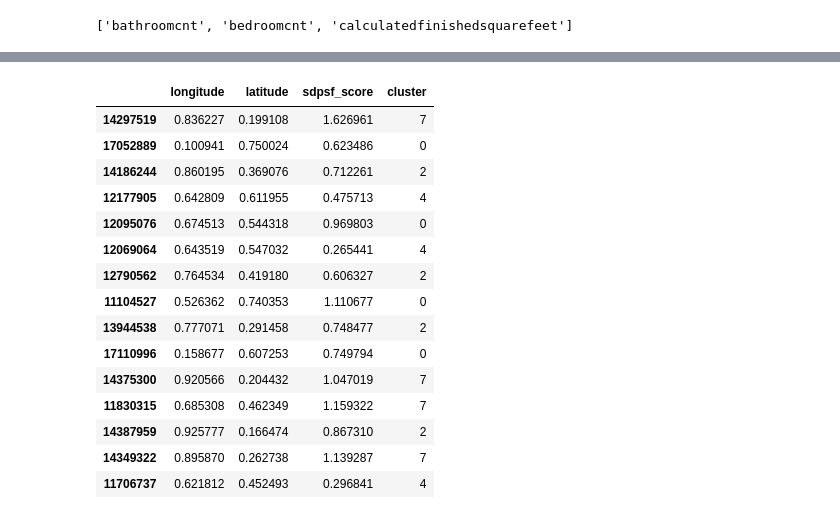
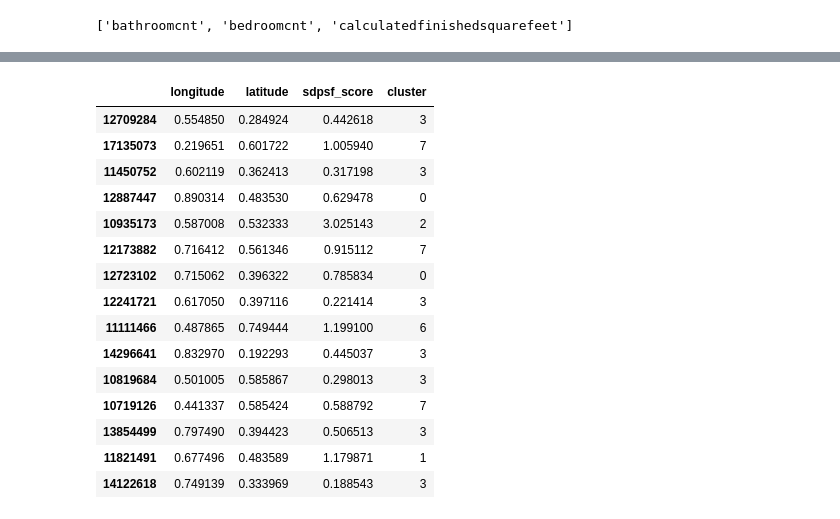
Before and after one commit to BayesEliaSantos/Bayes_P04_Zillow, a Jupyter notebook: kworking.ipynb, the cells around one changed output, grey strips where cells are left out. Saved outputs shown, nothing was run; the diff lists cells and outputs as text; code cells hidden in the pictures.

```diff
--- a/kworking.ipynb
+++ b/kworking.ipynb
@@ -363,0 +320,2 @@ Functions of the work above needed to acquire and prepare a new sample of data.
+# %%
+dfo = prep.split_dfo(dfo, train_pct=.7, randomer=12345, stratify=dfo.stratify, drop_cols={'id'}, splain=local_settings.splain)
@@ -363,0 +357,2 @@ Functions of the work above needed to acquire and prepare a new sample of data.
+# %%
+dfo.train = remove_cols(dfo.train, [dfo.stratify])
@@ -363,0 +362,2 @@ Functions of the work above needed to acquire and prepare a new sample of data.
+# %%
+dfo.test = remove_cols(dfo.test, [dfo.stratify])
@@ -426,5 +434,5 @@ dfo.X, dfo.y = prep.xy_df(dfo.df, dfo.y_column)
 # %%
-X = dfo.X
+X = dfo.X_train
 X.info()
 # %% [output]
 <class 'pandas.core.frame.DataFrame'>
@@ -501,6 +561,6 @@ Xc_scaled = Xc_scaled.drop(columns='structuredollarpersqft')
 # %%
 # cf.compare_ks(Xc_scaled, min_k=4, max_k=18)
 # %%
-cf.set_kmeans_clusters(Xc_scaled, n_clusters=8, random_state=12345)
+Xc_scaled, Xc_kmeans = cf.set_kmeans_clusters(Xc_scaled, n_clusters=8, random_state=dfo.randomer)
 Xc_scaled.head(15)
 # %% [output]
@@ -509,19 +569,19 @@ Xc_scaled.head(15)
 |  | longitude | latitude | sdpsf_score | cluster |
-| 14297519 | 0.836227 | 0.199108 | 1.626961 | 7 |
-| 17052889 | 0.100941 | 0.750024 | 0.623486 | 0 |
-| 14186244 | 0.860195 | 0.369076 | 0.712261 | 2 |
-| 12177905 | 0.642809 | 0.611955 | 0.475713 | 4 |
-| 12095076 | 0.674513 | 0.544318 | 0.969803 | 0 |
-| 12069064 | 0.643519 | 0.547032 | 0.265441 | 4 |
-| 12790562 | 0.764534 | 0.419180 | 0.606327 | 2 |
-| 11104527 | 0.526362 | 0.740353 | 1.110677 | 0 |
-| 13944538 | 0.777071 | 0.291458 | 0.748477 | 2 |
-| 17110996 | 0.158677 | 0.607253 | 0.749794 | 0 |
-| 14375300 | 0.920566 | 0.204432 | 1.047019 | 7 |
-| 11830315 | 0.685308 | 0.462349 | 1.159322 | 7 |
-| 14387959 | 0.925777 | 0.166474 | 0.867310 | 2 |
-| 14349322 | 0.895870 | 0.262738 | 1.139287 | 7 |
-| 11706737 | 0.621812 | 0.452493 | 0.296841 | 4 |
+| 12709284 | 0.554850 | 0.284924 | 0.442618 | 3 |
+| 17135073 | 0.219651 | 0.601722 | 1.005940 | 7 |
+| 11450752 | 0.602119 | 0.362413 | 0.317198 | 3 |
+| 12887447 | 0.890314 | 0.483530 | 0.629478 | 0 |
+| 10935173 | 0.587008 | 0.532333 | 3.025143 | 2 |
+| 12173882 | 0.716412 | 0.561346 | 0.915112 | 7 |
+| 12723102 | 0.715062 | 0.396322 | 0.785834 | 0 |
+| 12241721 | 0.617050 | 0.397116 | 0.221414 | 3 |
+| 11111466 | 0.487865 | 0.749444 | 1.199100 | 6 |
+| 14296641 | 0.832970 | 0.192293 | 0.445037 | 3 |
+| 10819684 | 0.501005 | 0.585867 | 0.298013 | 3 |
+| 10719126 | 0.441337 | 0.585424 | 0.588792 | 7 |
+| 13854499 | 0.797490 | 0.394423 | 0.506513 | 3 |
+| 11821491 | 0.677496 | 0.483589 | 1.179871 | 1 |
+| 14122618 | 0.749139 | 0.333969 | 0.188543 | 3 |
 # %%
 @timeifdebug
 def features_2d(df, c_col=None, **kwargs):
```
Also changed, not shown: parts of 87 cells of this notebook, 5 other files.
